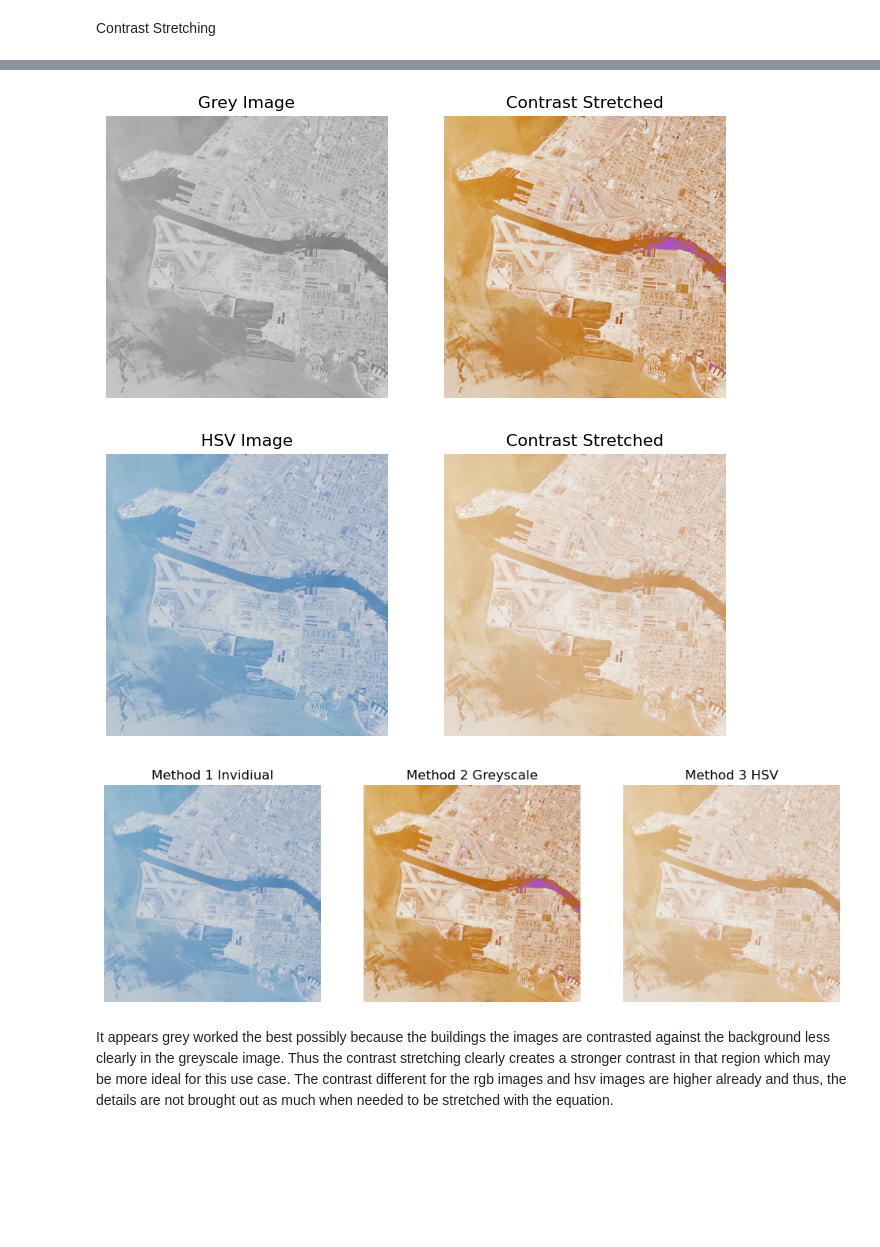
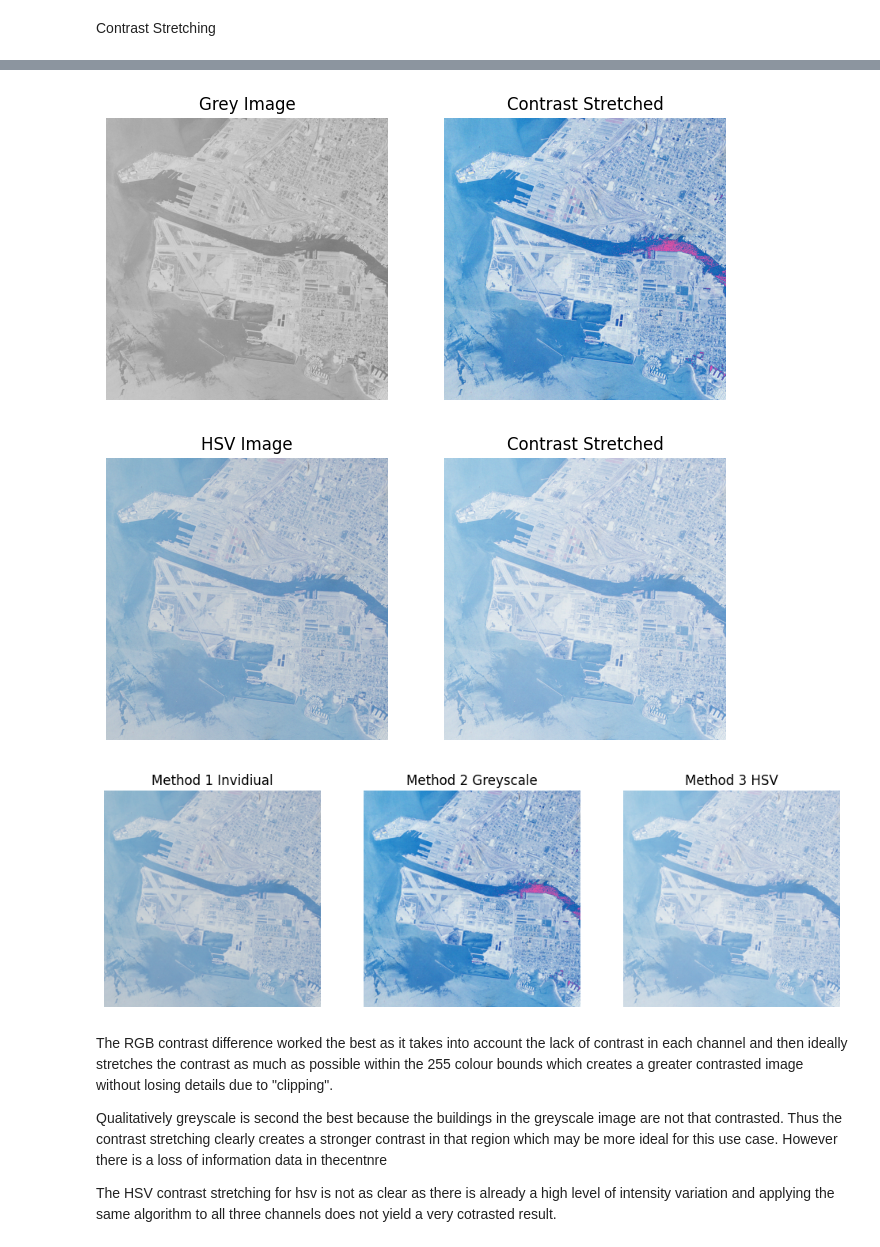
Before and after one commit to Skele-Y/COMP9517, a Jupyter notebook: lab01/Q1.ipynb, the cells around one changed output, grey strips where cells are left out. Cells and saved outputs as stored; diff of their text form; code cells hidden in the pictures; blank space fills up the shorter version.

```diff
--- a/lab01/Q1.ipynb
+++ b/lab01/Q1.ipynb
@@ -68,7 +69,7 @@ stretched_r = ((r - grey_min) / (grey_max - grey_min)) * (max - min) + min
 img_2 = cv2.merge((stretched_b, stretched_g, stretched_r))
 # Convert to uint8 data type
 img_2 = img_2.astype(np.uint8)
-
+cv2.imwrite("greyscale.png",img_2)
 ################# Create a figure with two subplots
 fig, (ax1, ax2) = plt.subplots(1, 2, figsize=(8, 4))
 
@@ -77,14 +78,14 @@ ax1.imshow(cv2.cvtColor(img_grey, cv2.COLOR_GRAY2RGB))
 
 # Display the new image
 ax2.set_title('Contrast Stretched')
-ax2.imshow(img_2)
+ax2.imshow(cv2.cvtColor(img_2,cv2.COLOR_BGR2RGB))
 
 # Hide the axes and show the figure
 ax1.axis('off')
 ax2.axis('off')
 plt.show()
 # %% [output]
-[figure, old version]
+[figure, new version]
 # %%
 # Method 3
 # Convert BGR to HSV
@@ -108,6 +109,7 @@ stretched_r = ((r - hsv_min) / (hsv_max - hsv_min)) * (max - min) + min
 img_3 = cv2.merge((stretched_b, stretched_g, stretched_r))
 # Convert to uint8 data type
 img_3 = img_3.astype(np.uint8)
+cv2.imwrite("hsv.png",img_3)
 
 ################# Create a figure with two subplots
 fig, (ax1, ax2) = plt.subplots(1, 2, figsize=(8, 4))
@@ -117,33 +119,37 @@ ax1.imshow(cv2.cvtColor(img_hsv, cv2.COLOR_HSV2RGB))
 
 # Display the new image
 ax2.set_title('Contrast Stretched')
-ax2.imshow(img_3)
+ax2.imshow(cv2.cvtColor(img_3,cv2.COLOR_BGR2RGB))
 
 # Hide the axes and show the figure
 ax1.axis('off')
 ax2.axis('off')
 plt.show()
 # %% [output]
-[figure, old version]
+[figure, new version]
 # %%
 fig, (ax1, ax2, ax3) = plt.subplots(1, 3, figsize=(12, 4))
 ax1.set_title('Method 1 Invidiual')
 ax1.imshow(cv2.cvtColor(img_bgr, cv2.COLOR_BGR2RGB))
 
 # Display the new image
 ax2.set_title('Method 2 Greyscale')
-ax2.imshow(img_2)
+ax2.imshow(cv2.cvtColor(img_2,cv2.COLOR_BGR2RGB))
 
 # Display the new image
 ax3.set_title('Method 3 HSV')
-ax3.imshow(img_3)
+ax3.imshow(cv2.cvtColor(img_3,cv2.COLOR_BGR2RGB))
 
 # Hide the axes and show the figure
 ax1.axis('off')
 ax2.axis('off')
 ax3.axis('off')
 plt.show()
 # %% [output]
-[figure, old version]
+[figure, new version]
-# %% [markdown]
-It appears grey worked the best possibly because the buildings the images are contrasted against the background less clearly in the greyscale image. Thus the contrast stretching clearly creates a stronger contrast in that region which may be more ideal for this use case. The contrast different for the rgb images and hsv images are higher already and thus, the details are not brought out as much when needed to be stretched with the equation.
+# %% [markdown]
+The RGB contrast difference worked the best as it takes into account the lack of contrast in each channel and then ideally stretches the contrast as much as possible within the 255 colour bounds which creates a greater contrasted image without losing details due to "clipping".
+
+Qualitatively greyscale is second the best because the buildings in the greyscale image are not that contrasted. Thus the contrast stretching clearly creates a stronger contrast in that region which may be more ideal for this use case. However there is a loss of information data in thecentnre
+
+The HSV contrast stretching for hsv is not as clear as there is already a high level of intensity variation and applying the same algorithm to all three channels does not yield a very cotrasted result.
```
Also changed, not shown: parts of 1 cell of this notebook, 7 other files.
